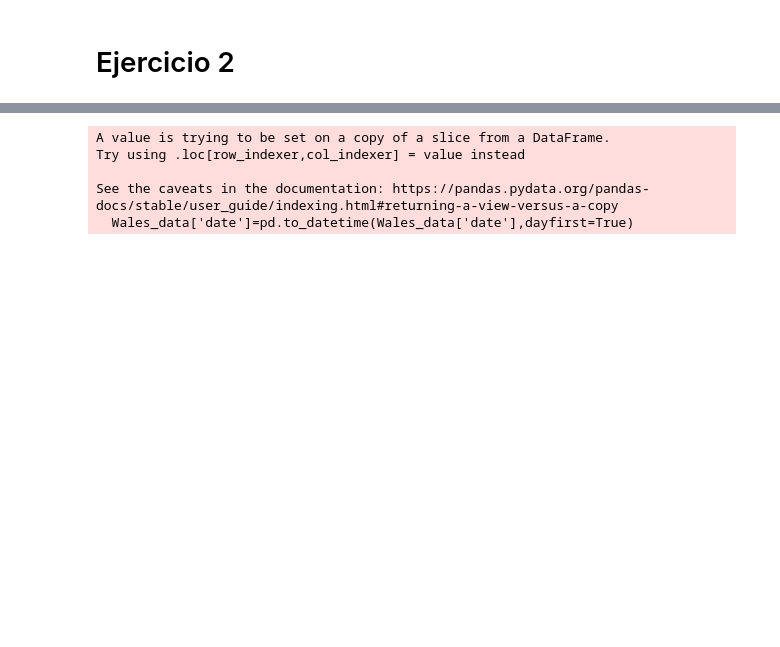
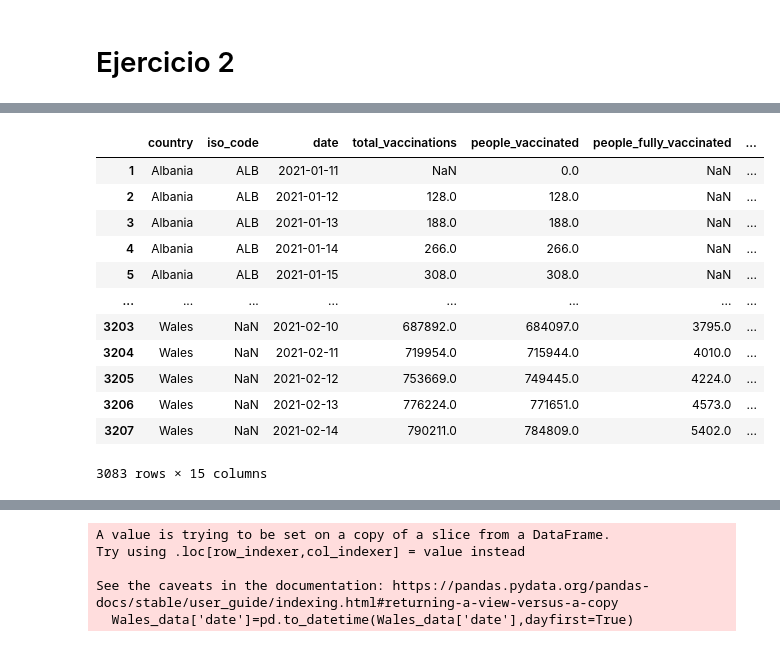
Before and after one commit to roig7/Practicamining1, a Jupyter notebook: LAB01-GRUPORoigChavarri/Practica1COVID.ipynb, the cells around one changed output, grey strips where cells are left out. Saved outputs shown, nothing was run; the diff lists cells and outputs as text; code cells hidden in the pictures; blank space fills up the shorter version.

```diff
--- a/LAB01-GRUPORoigChavarri/Practica1COVID.ipynb
+++ b/LAB01-GRUPORoigChavarri/Practica1COVID.ipynb
@@ -82,33 +82,2 @@ Name: people_vaccinated, Length: 3208, dtype: float64
 # %% [markdown]
 # Ejercicio 2
-# %%
-#Missing values para la variable daily_vaccinations
-#for que itera el dataframa
-for x in range(0,len(df.index)):
-    #inicilizamos las variable
-    mean=0
-    rows=0
-    #condicion para cuando el valor sea nan
-    if(np.isnan(df['daily_vaccinations'][x])):
-        #comprobamos nan en fila 3 anteriores
-        if (x-3>=0):
-            if(df['country'][x-3]==df['country'][x]):
-                rows=rows+1
-                mean+=df['daily_vaccinations'][x-3]
-        #comprobamos nan en fila 2 anteriores
-        elif (x-2>=0):
-            if(df['country'][x-2]==df['country'][x]):
-                rows=rows+1
-                mean+=df['daily_vaccinations'][x-2]
-        #comprobamos nan en fila 2 anteriores
-        elif (x-1>=0):
-            if(df['country'][x-1]==df['country'][x]):
-                rows=rows+1
-                mean+=df['daily_vaccinations'][x-1]
-        #En el caso de que los 3 valores anteriores sean null
-        #se asignara el valor de 0.0
-        #En caso contrario se realizara la media
-        if(rows==0):
-            df['daily_vaccinations'][x]=0.0
-        else:
-            df['daily_vaccinations'][x]=mean/rows
@@ -139,3 +104,21 @@ Name: daily_vaccinations, Length: 3208, dtype: float64
+# %%
+#Tras sustituir los missing values por 0 elimino los rows que contienen dicho valor
+daily = daily.drop(daily[daily.daily_vaccinations == 0.0].index)
+daily
+# %% [output]
+|  | country | iso_code | date | total_vaccinations | people_vaccinated | people_fully_vaccinated | ... |
+| 1 | Albania | ALB | 2021-01-11 | NaN | 0.0 | NaN | ... |
+| 2 | Albania | ALB | 2021-01-12 | 128.0 | 128.0 | NaN | ... |
+| 3 | Albania | ALB | 2021-01-13 | 188.0 | 188.0 | NaN | ... |
+| 4 | Albania | ALB | 2021-01-14 | 266.0 | 266.0 | NaN | ... |
+| 5 | Albania | ALB | 2021-01-15 | 308.0 | 308.0 | NaN | ... |
+| ... | ... | ... | ... | ... | ... | ... | ... |
+| 3203 | Wales | NaN | 2021-02-10 | 687892.0 | 684097.0 | 3795.0 | ... |
+| 3204 | Wales | NaN | 2021-02-11 | 719954.0 | 715944.0 | 4010.0 | ... |
+| 3205 | Wales | NaN | 2021-02-12 | 753669.0 | 749445.0 | 4224.0 | ... |
+| 3206 | Wales | NaN | 2021-02-13 | 776224.0 | 771651.0 | 4573.0 | ... |
+| 3207 | Wales | NaN | 2021-02-14 | 790211.0 | 784809.0 | 5402.0 | ... |
+3083 rows × 15 columns
 # %%
 #Contamos el numero de rows de daily_vaccinations segun el pais
 #Es decir, el numero de paises que mas dias han vacunado
```
Also changed, not shown: parts of 12 cells of this notebook.
